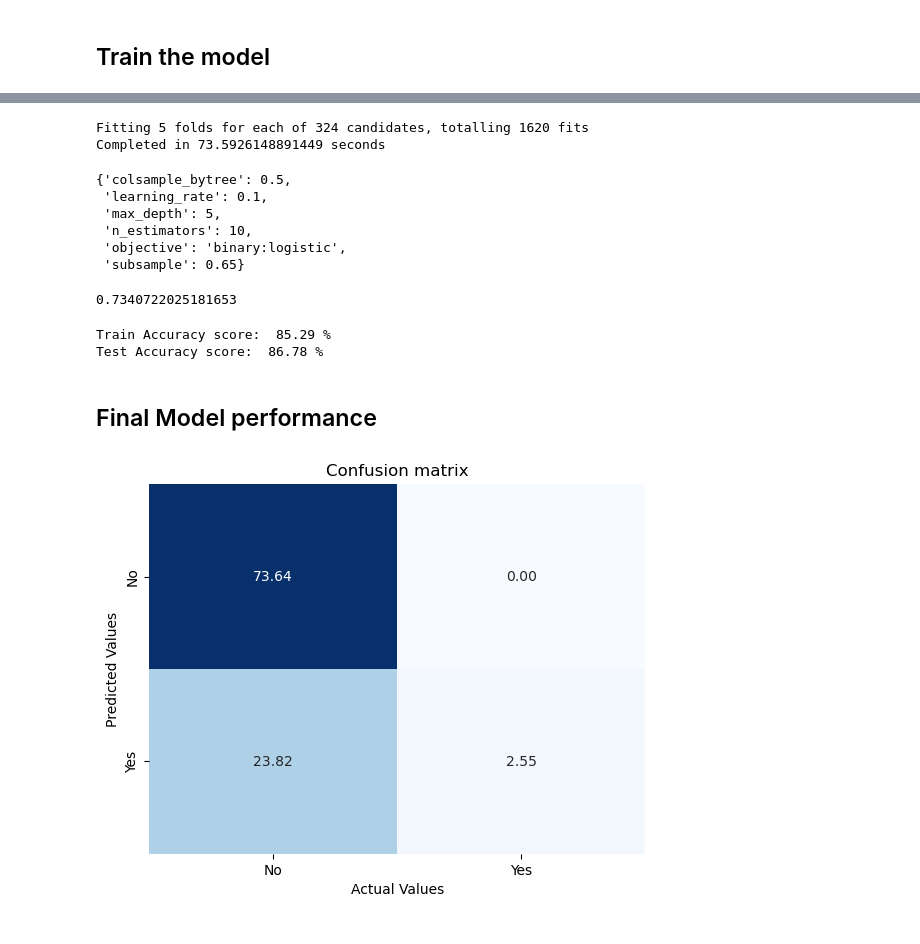
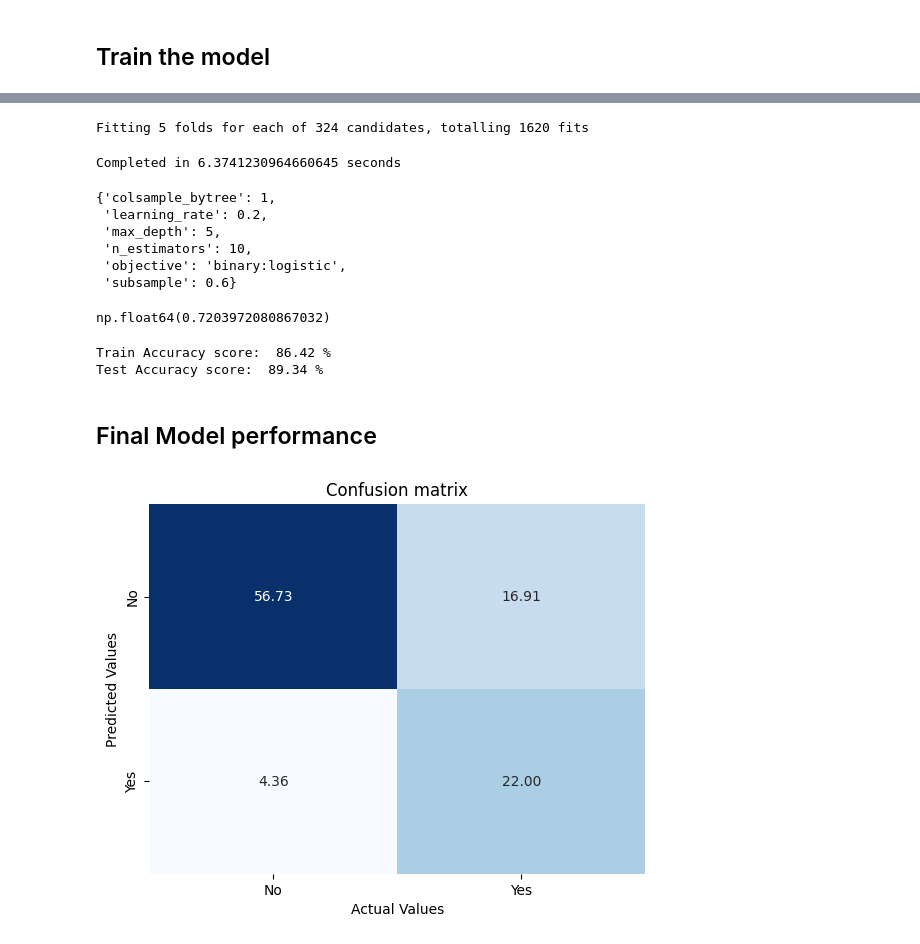
Before and after one commit to luisguareschi/group-project-ml-2, a Jupyter notebook: Boosting.ipynb, the cells around one changed output, grey strips where cells are left out. Saved outputs shown, nothing was run; the diff lists cells and outputs as text; code cells hidden in the pictures.

```diff
--- a/Boosting.ipynb
+++ b/Boosting.ipynb
@@ -105,85 +105,88 @@ cv_results.tail()
 # %%
-# 86.78
-
-gbm_param_grid = {'objective': ['binary:logistic'],
-                  'learning_rate': [0.2, 0.1, 0.3, 1],
-                  'n_estimators': [50,5,10],
-                  'max_depth': [5,10,15],
-                  'colsample_bytree': [0.7, 0.5, 1],
-                  'subsample':[0.6,0.7,0.65]} # subsample is % of rows per tree
+gbm_param_grid = {
+    'objective': ['binary:logistic'],
+    'learning_rate': [0.2, 0.1, 0.3, 1],
+    'n_estimators': [50, 5, 10],
+    'max_depth': [5, 10, 15],
+    'colsample_bytree': [0.7, 0.5, 1],
+    'subsample': [0.6, 0.7, 0.65]  # subsample is % of rows per tree
+}
 # %%
 import time
 start_time = time.time()
 
 from sklearn.model_selection import GridSearchCV
 gbm = xgb.XGBClassifier()
-grid_roc = GridSearchCV(estimator=gbm,
-                        param_grid=gbm_param_grid,
-                        scoring='roc_auc',
-                        cv=5,
-                        verbose=1)
+grid_roc = GridSearchCV(
+    estimator=gbm,
+    param_grid=gbm_param_grid,
+    scoring='roc_auc',
+    n_jobs=-1,
+    cv=5,
+    verbose=1,
+)
 
 grid_roc.fit(x, y)
 
 print ("Completed in %s seconds" % (time.time() - start_time))
 # %% [output]
 Fitting 5 folds for each of 324 candidates, totalling 1620 fits
-Completed in 73.5926148891449 seconds
+Completed in 6.3741230964660645 seconds
 # %%
 grid_roc.best_params_
 # %% [output]
-{'colsample_bytree': 0.5,
- 'learning_rate': 0.1,
+{'colsample_bytree': 1,
+ 'learning_rate': 0.2,
  'max_depth': 5,
  'n_estimators': 10,
  'objective': 'binary:logistic',
- 'subsample': 0.65}
+ 'subsample': 0.6}
 # %%
 # shows the best score (of the scoring function we selected, here ROC AUC) from TRAINING DATASET
 grid_roc.best_score_
 # %% [output]
-0.7340722025181653
+np.float64(0.7203972080867032)
 # %%
 train_acc = round(grid_roc.score(x_train, y_train) * 100,2) #Train Accuracy score
 test_acc = round(grid_roc.score(x_test, y_test) * 100,2) #Test Accuracy score
 print("Train Accuracy score: ", train_acc, "%")
 print("Test Accuracy score: ", test_acc, "%")
 # %% [output]
-Train Accuracy score:  85.29 %
-Test Accuracy score:  86.78 %
+Train Accuracy score:  86.42 %
+Test Accuracy score:  89.34 %
 # %% [markdown]
 ## Final Model performance
 # %%
 from sklearn.metrics import confusion_matrix
 import matplotlib.pyplot as plt
 import numpy as np
 
-cutoff = 0.5
+cutoff = 0.27
 
 model = grid_roc
 
 prob_pred = model.predict_proba(x_test)[:, 1]
 predictions_test = (prob_pred >= cutoff).astype(int)
 
 test_conf_matrix = confusion_matrix(y_test, predictions_test)
 test_conf_matrix_percentage = test_conf_matrix.astype('float') / test_conf_matrix.sum() * 100
 test_conf_matrix_percentage = np.round(test_conf_matrix_percentage, 2)
 labels = ['No', 'Yes']
 
 fig, ax = plt.subplots()
 label_names = ['TN','FN','FP','TP']
 label_counts = ['{0:0.0f}'.format(value) for value in test_conf_matrix_percentage.flatten()]
 
 # Draw heatmap using confusion matrix
 import seaborn as sns
 sns.heatmap(test_conf_matrix_percentage, annot=True, fmt='.2f', cmap="Blues",
             xticklabels=labels, yticklabels=labels, cbar=False)
 
 ax.set_title('Confusion matrix')
 ax.set_xlabel('Actual Values')
 ax.set_ylabel('Predicted Values');
 # %% [output]
-[figure, old version]
+[figure, new version]
 # %%
 from sklearn.metrics import auc
 from sklearn.metrics import roc_curve
```
Also changed, not shown: parts of 6 cells of this notebook, 4 other files.
